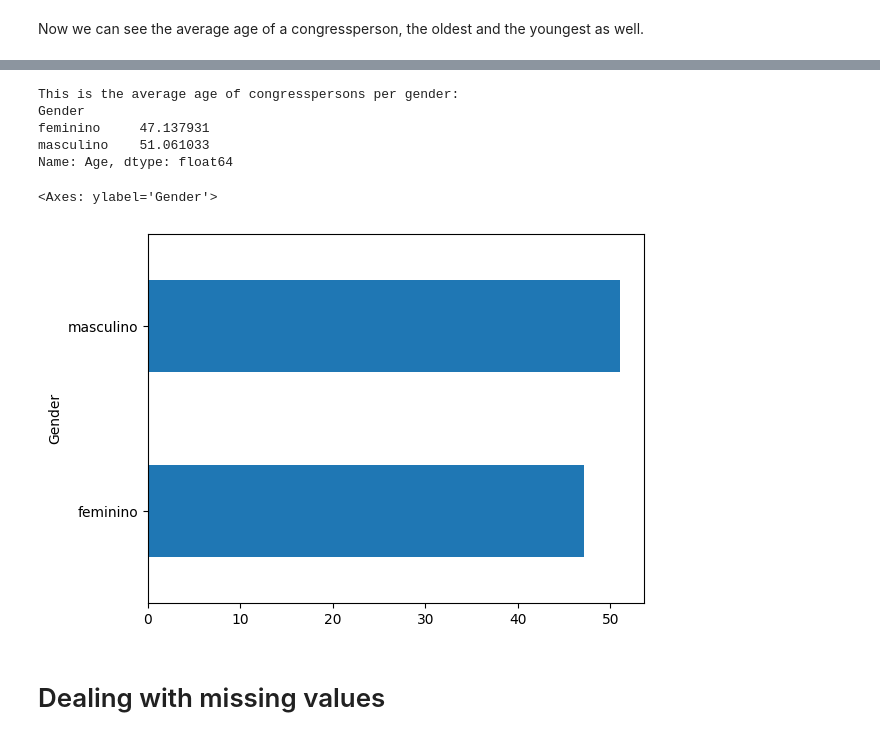
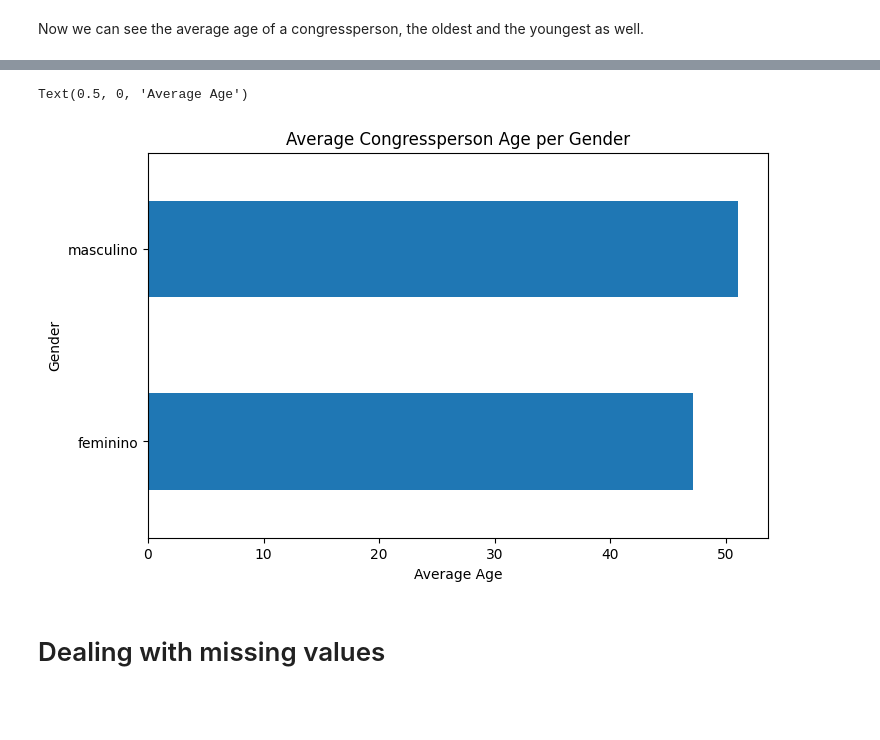
Before and after one commit to Bess-Hub/Project-Citizen-Explorer, a Jupyter notebook: Brazil_Lower_House.ipynb, the cells around one changed output, grey strips where cells are left out. Cells and saved outputs as stored; diff of their text form; code cells hidden in the pictures; blank space fills up the shorter version.

```diff
--- a/Brazil_Lower_House.ipynb
+++ b/Brazil_Lower_House.ipynb
@@ -331,18 +333,11 @@ Name: Age, dtype: float64
-# %%
-print("This is the average age of congresspersons per gender:")
-ge_ag = Deputados.groupby(['Gender'])['Age'].mean()
-print(ge_ag)
-# %% [output]
-This is the average age of congresspersons per gender:
-Gender
-feminino     47.137931
-masculino    51.061033
-Name: Age, dtype: float64
-# %%
-ge_ag.plot.barh(x='Gender', y='Age')
-# %% [output]
-<Axes: ylabel='Gender'>
-[figure, removed]
+# %%
+ge_ag = Deputados.groupby(['Gender'])['Age'].mean()
+graph_3 = ge_ag.plot.barh(x='Gender', y='Age', figsize=(8, 5))
+graph_3.set_title('Average Congressperson Age per Gender')
+graph_3.set_xlabel('Average Age')
+# %% [output]
+Text(0.5, 0, 'Average Age')
+[figure, added]
 # %% [markdown]
 # Dealing with missing values
 # %% [markdown]
```
Also changed, not shown: parts of 10 cells of this notebook.
